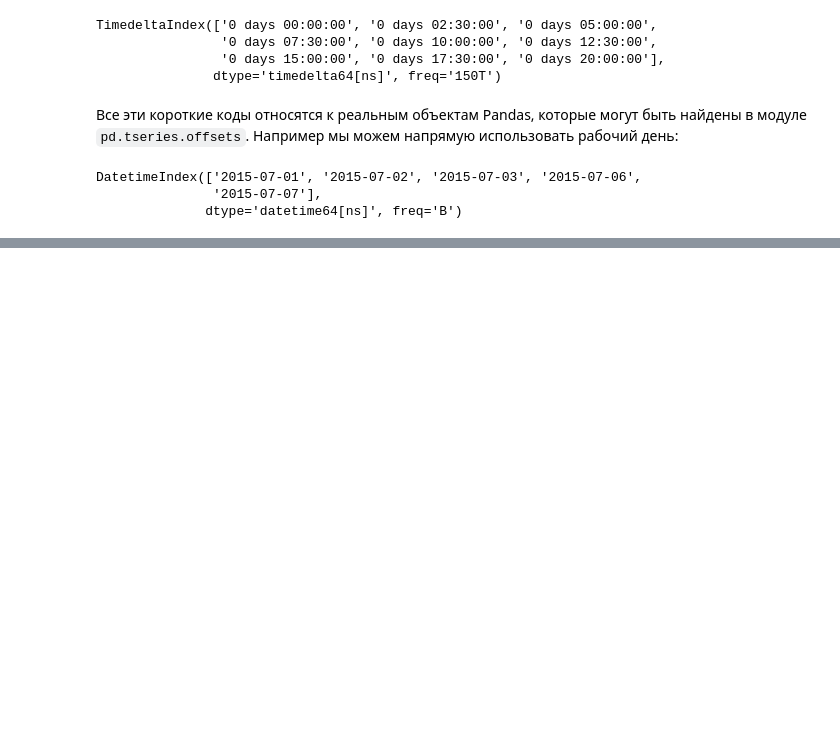
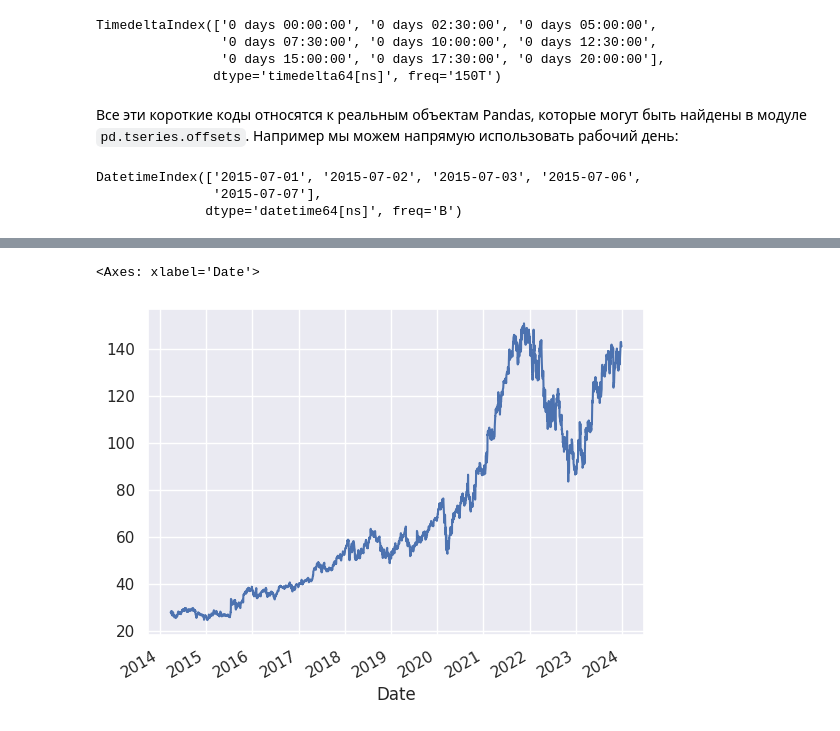
Before and after one commit to proway2/PythonDataScienceHandbook, a Jupyter notebook: Pandas - Working with Time Series.ipynb, the cells around one changed output, grey strips where cells are left out. Drawn from its saved outputs; the diff is of its cells as text; code cells hidden in the pictures; blank space fills up the shorter version.

```diff
--- a/Pandas - Working with Time Series.ipynb
+++ b/Pandas - Working with Time Series.ipynb
@@ -233,0 +236,5 @@ https://jakevdp.github.io/PythonDataScienceHandbook/03.11-working-with-time-seri
+# %%
+from pandas_datareader import data
+
+goog = data.DataReader('GOOG', start='2012', end='2024', data_source='stooq')
+goog.head()
@@ -233,0 +249,3 @@ https://jakevdp.github.io/PythonDataScienceHandbook/03.11-working-with-time-seri
+# %%
+# Выбор только цены закрытия
+goog = goog["Close"]
@@ -233,0 +258,5 @@ https://jakevdp.github.io/PythonDataScienceHandbook/03.11-working-with-time-seri
+# %%
+goog.plot()
+# %% [output]
+<Axes: xlabel='Date'>
+[figure, added]
```
Also changed, not shown: parts of 14 cells of this notebook.
